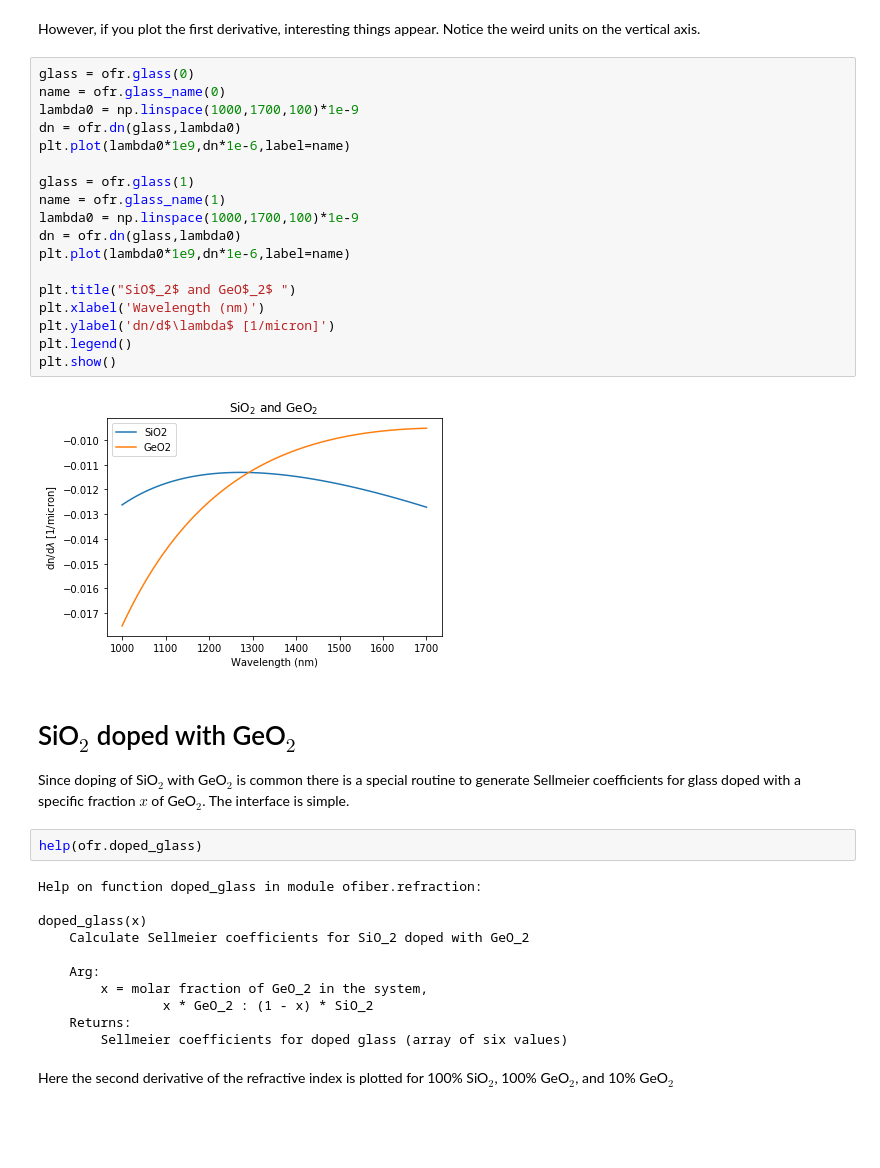
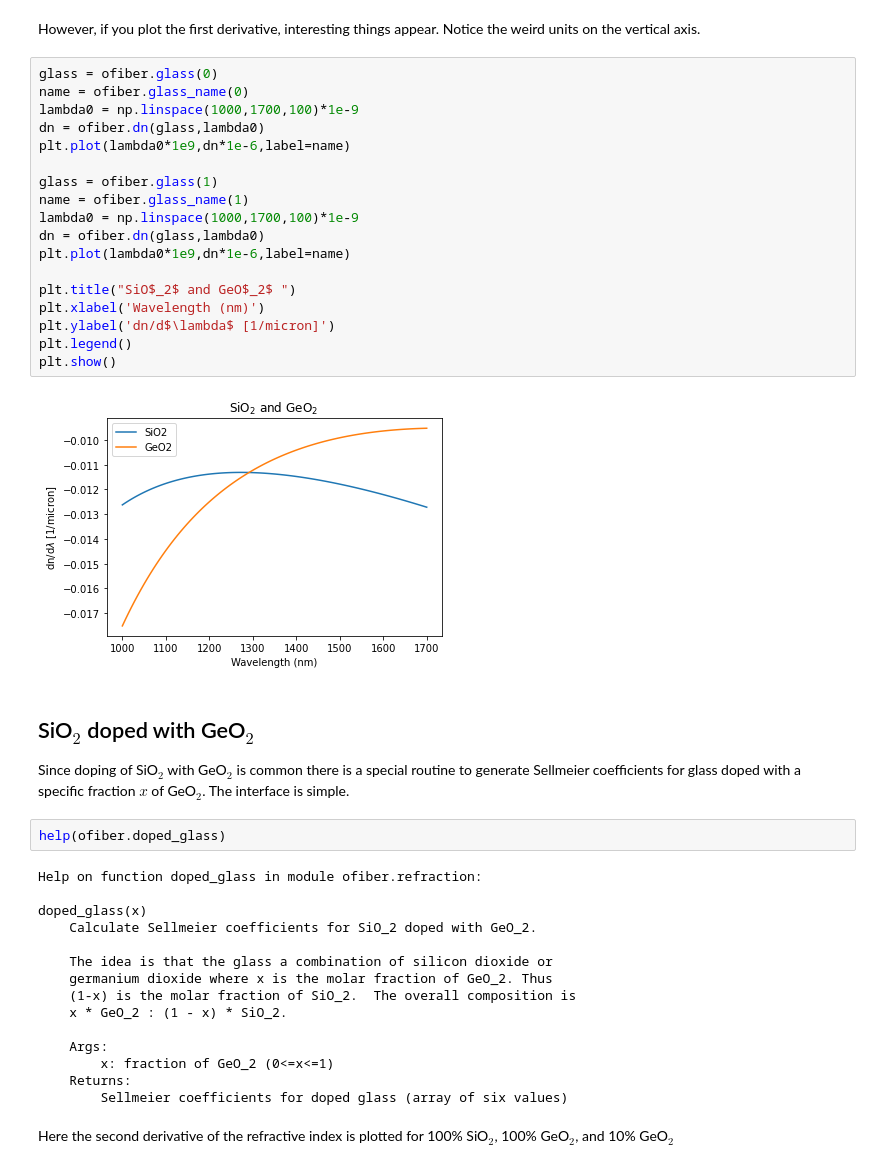
Before and after one commit to scottprahl/ofiber, a Jupyter notebook: docs/1-Refractive-Index.ipynb, the cells around one changed output. Saved outputs shown, nothing was run; the diff lists cells and outputs as text; blank space fills up the shorter version.

```diff
--- a/docs/1-Refractive-Index.ipynb
+++ b/docs/1-Refractive-Index.ipynb
@@ -94,40 +87,44 @@ plt.show()
 # %% [markdown]
 However, if you plot the first derivative, interesting things appear.  Notice the weird units on the vertical axis.
 # %%
-glass = ofr.glass(0)
-name = ofr.glass_name(0)
+glass = ofiber.glass(0)
+name = ofiber.glass_name(0)
 lambda0 = np.linspace(1000,1700,100)*1e-9
-dn = ofr.dn(glass,lambda0)
+dn = ofiber.dn(glass,lambda0)
 plt.plot(lambda0*1e9,dn*1e-6,label=name)
 
-glass = ofr.glass(1)
-name = ofr.glass_name(1)
+glass = ofiber.glass(1)
+name = ofiber.glass_name(1)
 lambda0 = np.linspace(1000,1700,100)*1e-9
-dn = ofr.dn(glass,lambda0)
+dn = ofiber.dn(glass,lambda0)
 plt.plot(lambda0*1e9,dn*1e-6,label=name)
 
 plt.title("SiO$_2$ and GeO$_2$ ")
 plt.xlabel('Wavelength (nm)')
 plt.ylabel('dn/d$\lambda$ [1/micron]')
 plt.legend()
 plt.show()
 # %% [output]
-[figure, old version]
+[figure, new version]
 # %% [markdown]
-# SiO$_2$ doped with GeO$_2$
+## SiO$_2$ doped with GeO$_2$
 
 Since doping of SiO$_2$ with GeO$_2$ is common there is a special routine to generate Sellmeier coefficients for glass doped with a specific fraction $x$ of GeO$_2$.  The interface is simple.
 # %%
-help(ofr.doped_glass)
+help(ofiber.doped_glass)
 # %% [output]
 Help on function doped_glass in module ofiber.refraction:
 
 doped_glass(x)
-    Calculate Sellmeier coefficients for SiO_2 doped with GeO_2
+    Calculate Sellmeier coefficients for SiO_2 doped with GeO_2.
 
-    Arg:
-        x = molar fraction of GeO_2 in the system,
-                x * GeO_2 : (1 - x) * SiO_2
+    The idea is that the glass a combination of silicon dioxide or
+    germanium dioxide where x is the molar fraction of GeO_2. Thus
+    (1-x) is the molar fraction of SiO_2.  The overall composition is
+    x * GeO_2 : (1 - x) * SiO_2.
+
+    Args:
+        x: fraction of GeO_2 (0<=x<=1)
     Returns:
         Sellmeier coefficients for doped glass (array of six values)
 # %% [markdown]
```
Also changed, not shown: parts of 14 cells of this notebook, 4 other files.
